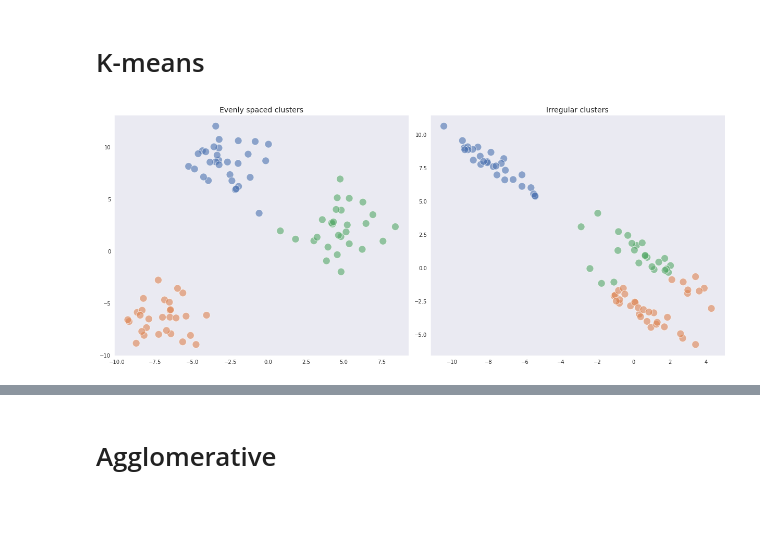
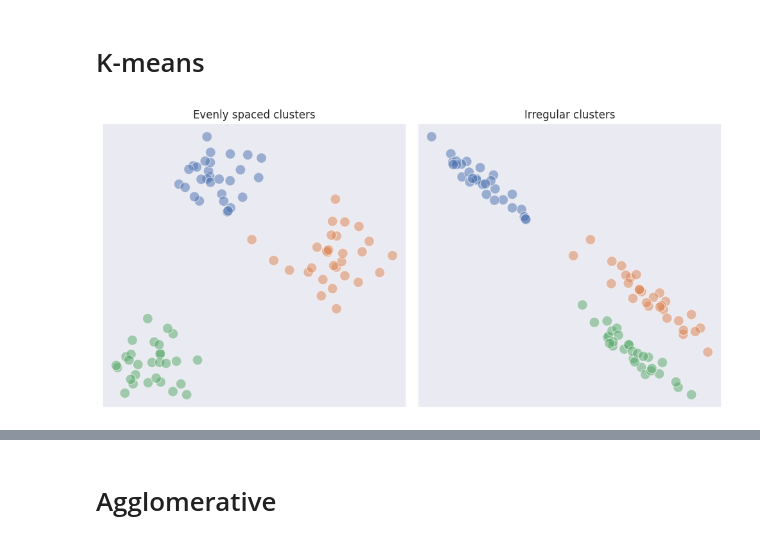
Before and after one commit to vzahorui/vzahorui.github.io, a Jupyter notebook: jupyter_notebooks/clustering/clustering.ipynb, the cells around one changed output, grey strips where cells are left out. Drawn from its saved outputs; the diff is of its cells as text; code cells hidden in the pictures; blank space fills up the shorter version.

Commit message:
finished clustering article

```diff
--- a/jupyter_notebooks/clustering/clustering.ipynb
+++ b/jupyter_notebooks/clustering/clustering.ipynb
@@ -10,2 +10,4 @@ from sklearn.datasets import make_blobs, make_moons
 
 %matplotlib inline
+# %%
+sns.set_style("dark")
@@ -14,20 +87,25 @@ from sklearn.datasets import make_blobs, make_moons
 # %%
 X, y = make_blobs(n_samples=87, cluster_std=[1.6, 2.0, 1.5], random_state=42)
 X_aniso = np.matmul(X, [[0.6, -0.3], [-0.7, 0.8]]) # anisotropicly distributed data
 
 kmeans = KMeans(n_clusters=3, random_state=42).fit(X)
 kmeans_aniso = KMeans(n_clusters=3, random_state=42).fit(X_aniso)
 
-with sns.axes_style('dark'):
-    fig, ax = plt.subplots(1, 2, figsize=(17, 7))
+fig, ax = plt.subplots(1, 2, figsize=(10, 5))
+ax[0].set_title('Evenly spaced clusters')
+ax[1].set_title('Irregular clusters')
+
+palette = sns.color_palette('deep', np.unique(y).size)
+colors = [palette[x] if x >= 0 else (0.0, 0.0, 0.0) for x in y]
+plot_kwds = {'alpha': 0.50, 's': 130, 'linewidths': 1, 'edgecolor': 'white'}
+
+ax[0].scatter(X[:, 0], X[:, 1], c=colors, **plot_kwds)
+ax[1].scatter(X_aniso[:, 0], X_aniso[:, 1], c=colors, **plot_kwds)
+
+for ax in ax:
+    ax.axes.get_xaxis().set_visible(False)
+    ax.axes.get_yaxis().set_visible(False)
 plt.tight_layout()
-ax[0].set_title('Evenly spaced clusters', fontsize=14)
-sns.scatterplot(x=X[:, 0], y=X[:, 1],
-                hue=kmeans.labels_, palette='deep', alpha=0.6, ax=ax[0], legend=False, s=200)
-ax[1].set_title('Irregular clusters', fontsize=14)
-sns.scatterplot(x=X_aniso[:, 0], y=X_aniso[:, 1],
-                hue=kmeans_aniso.labels_, palette='deep', alpha=0.6, ax=ax[1], legend=False, s=200)
-
 plt.savefig('../../assets/images/clustering/K_means_clustering.png', bbox_inches='tight');
 # %% [output]
-[figure, old version]
+[figure, new version]
```
Also changed, not shown: parts of 29 cells of this notebook, 21 other files.
